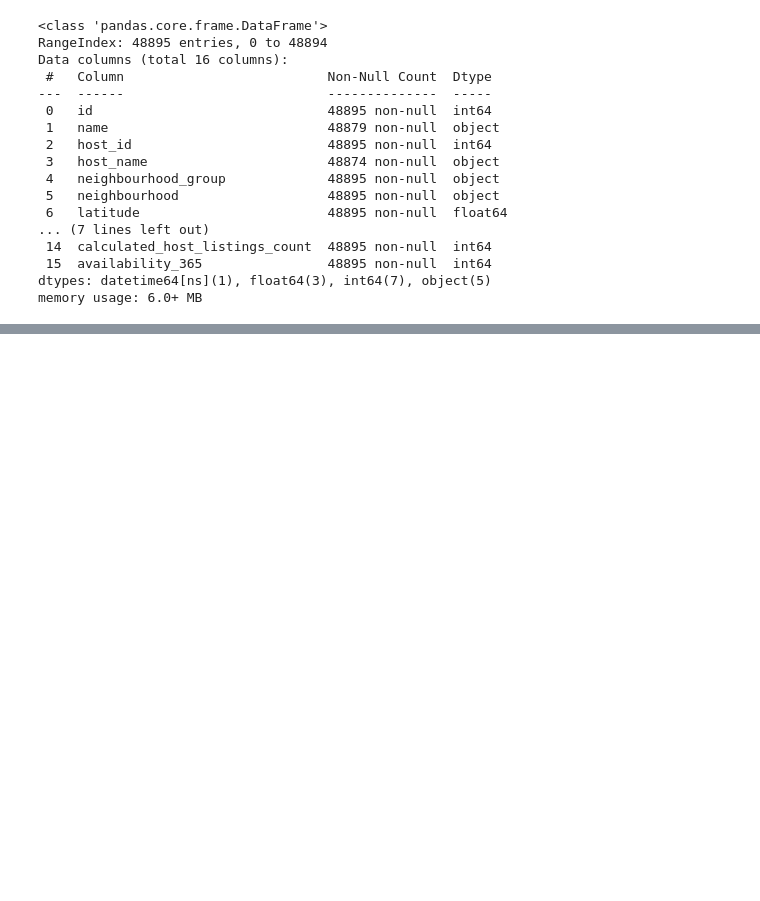
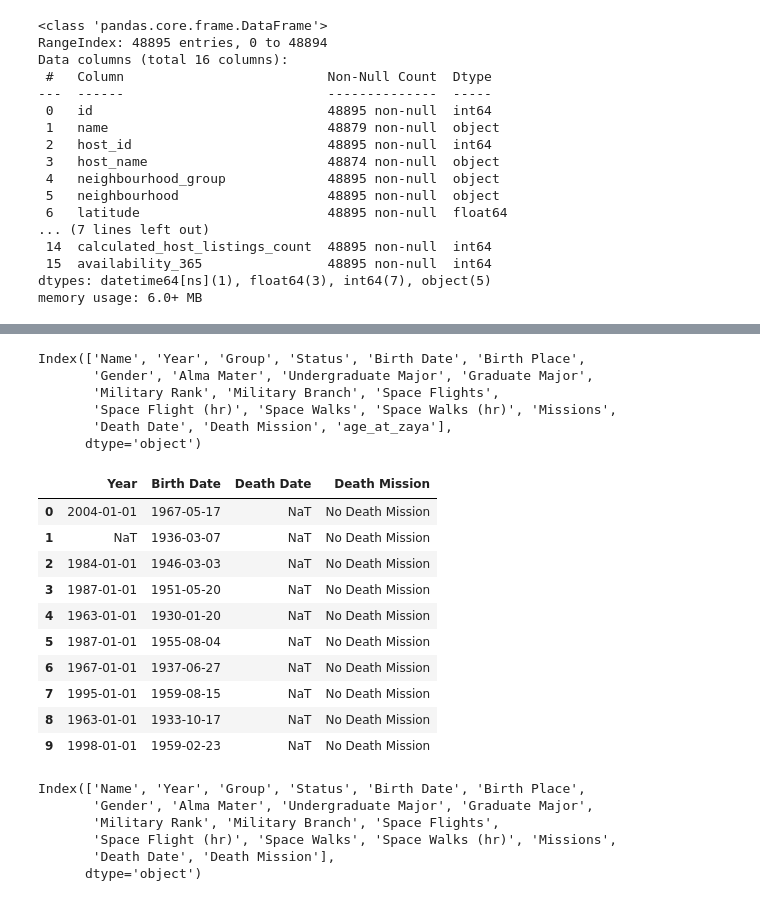
Before and after one commit to omid-sar/Interview-Preparation, a Jupyter notebook: data_manipulation/test.ipynb, the cells around one changed output, grey strips where cells are left out. Cells and saved outputs as stored; diff of their text form; code cells hidden in the pictures; blank space fills up the shorter version.

```diff
--- a/data_manipulation/test.ipynb
+++ b/data_manipulation/test.ipynb
@@ -369,0 +475,32 @@ memory usage: 6.0+ MB
+# %%
+df.columns
+# %% [output]
+Index(['Name', 'Year', 'Group', 'Status', 'Birth Date', 'Birth Place',
+       'Gender', 'Alma Mater', 'Undergraduate Major', 'Graduate Major',
+       'Military Rank', 'Military Branch', 'Space Flights',
+       'Space Flight (hr)', 'Space Walks', 'Space Walks (hr)', 'Missions',
+       'Death Date', 'Death Mission', 'age_at_zaya'],
+      dtype='object')
+# %%
+df[['Year', 'Birth Date', 'Death Date', 'Death Mission']].head(10)
+# %% [output]
+|  | Year | Birth Date | Death Date | Death Mission |
+| 0 | 2004-01-01 | 1967-05-17 | NaT | No Death Mission |
+| 1 | NaT | 1936-03-07 | NaT | No Death Mission |
+| 2 | 1984-01-01 | 1946-03-03 | NaT | No Death Mission |
+| 3 | 1987-01-01 | 1951-05-20 | NaT | No Death Mission |
+| 4 | 1963-01-01 | 1930-01-20 | NaT | No Death Mission |
+| 5 | 1987-01-01 | 1955-08-04 | NaT | No Death Mission |
+| 6 | 1967-01-01 | 1937-06-27 | NaT | No Death Mission |
+| 7 | 1995-01-01 | 1959-08-15 | NaT | No Death Mission |
+| 8 | 1963-01-01 | 1933-10-17 | NaT | No Death Mission |
+| 9 | 1998-01-01 | 1959-02-23 | NaT | No Death Mission |
+# %%
+df.columns
+# %% [output]
+Index(['Name', 'Year', 'Group', 'Status', 'Birth Date', 'Birth Place',
+       'Gender', 'Alma Mater', 'Undergraduate Major', 'Graduate Major',
+       'Military Rank', 'Military Branch', 'Space Flights',
+       'Space Flight (hr)', 'Space Walks', 'Space Walks (hr)', 'Missions',
+       'Death Date', 'Death Mission'],
+      dtype='object')
```
Also changed, not shown: parts of 13 cells of this notebook.
